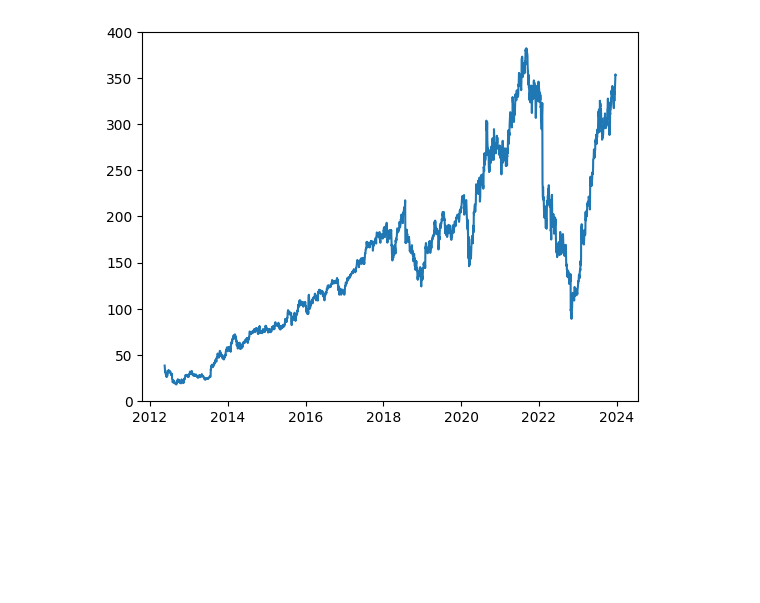
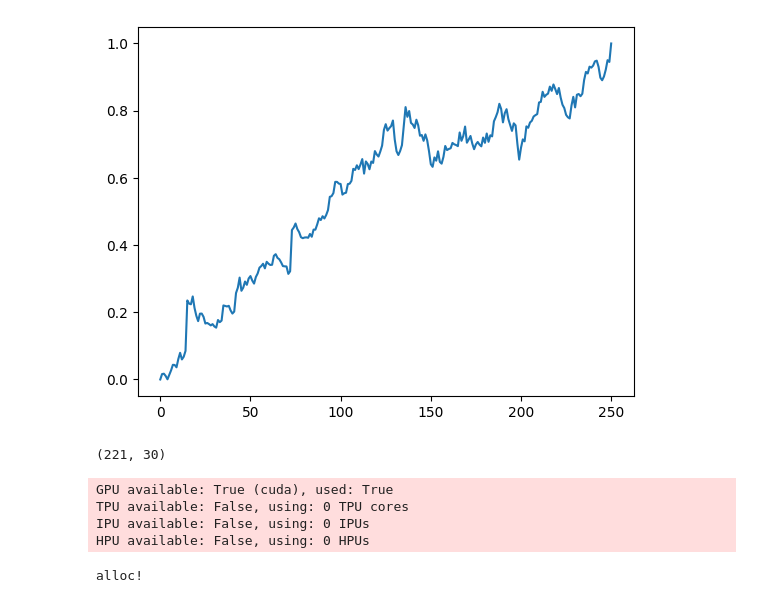
Before and after one commit to AlexH62/stock_forecasting, a Jupyter notebook: ncp.ipynb, the cells around one changed output. Cells and saved outputs as stored; diff of their text form; code cells hidden in the pictures; blank space fills up the shorter version.

```diff
--- a/ncp.ipynb
+++ b/ncp.ipynb
@@ -13,6 +26,6 @@ def get_data(ticker, period="max"):
     # Valid periods are 1d, 5d, 1mo, 3mo, 6mo, 1y, 2y, 5y, 10y, ytd, and max.
     return info.history(period=period)
 
-data = get_data("META")
-y =  data["Close"]
-data = data.drop("Close", axis=1)
+data = get_data("META", period="1y")
+data =  data["Close"]
+data = data.to_numpy()
@@ -37,5 +32,24 @@ Date
-# %%
-plt.plot(y)
-plt.show()
-# %% [output]
-[figure, removed]
+# %%
+scaler = MinMaxScaler(feature_range=(0, 1))
+
+scaled_data = scaler.fit_transform(data.reshape(-1, 1))
+
+plt.plot(scaled_data)
+plt.show()
+# %% [output]
+[figure, added]
+# %%
+train_days = 30
+
+x_train = []
+y_train = []
+
+for x in range(train_days, len(scaled_data)):
+  x_train.append(scaled_data[x - train_days:x, 0])
+  y_train.append(scaled_data[x, 0])
+
+x_train, y_train = np.array(x_train), np.array(y_train)
+
+print(x_train.shape)
+# %% [output]
+(221, 30)
@@ -41,0 +86,16 @@ plt.show()
+# %%
+wiring = wirings.AutoNCP(16, 1) # 24 neurons, 1 outputs
+
+rnn = LTC(30, wiring, batch_first=True)
+learn = SequenceLearner(rnn, lr=0.01)
+trainer = pl.Trainer(
+    logger=pl.loggers.CSVLogger("log"),
+    max_epochs=100,
+    gradient_clip_val=1,  # Clip gradient to stabilize training
+)
+# %% [output]
+GPU available: True (cuda), used: True
+TPU available: False, using: 0 TPU cores
+IPU available: False, using: 0 IPUs
+HPU available: False, using: 0 HPUs
+alloc!
```
Also changed, not shown: parts of 6 cells of this notebook, 5 other files.
